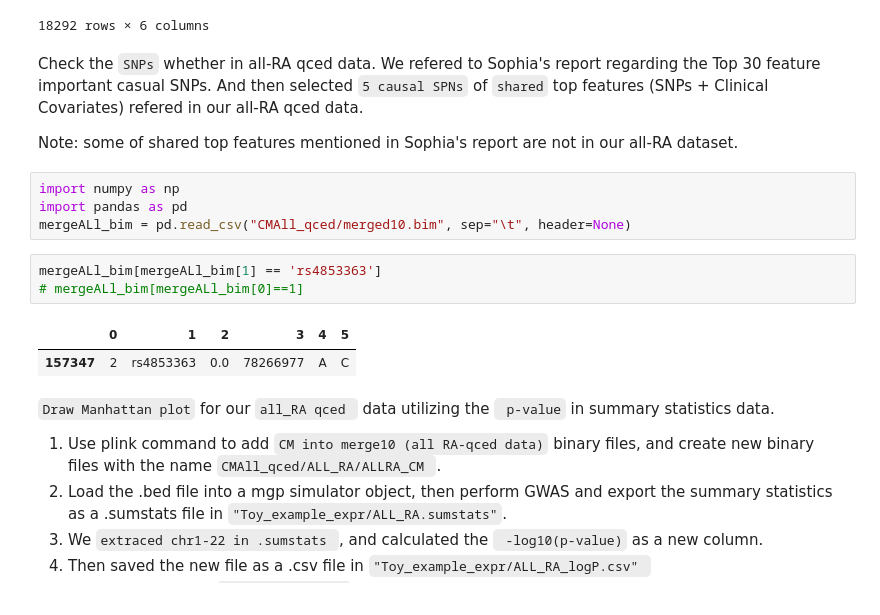
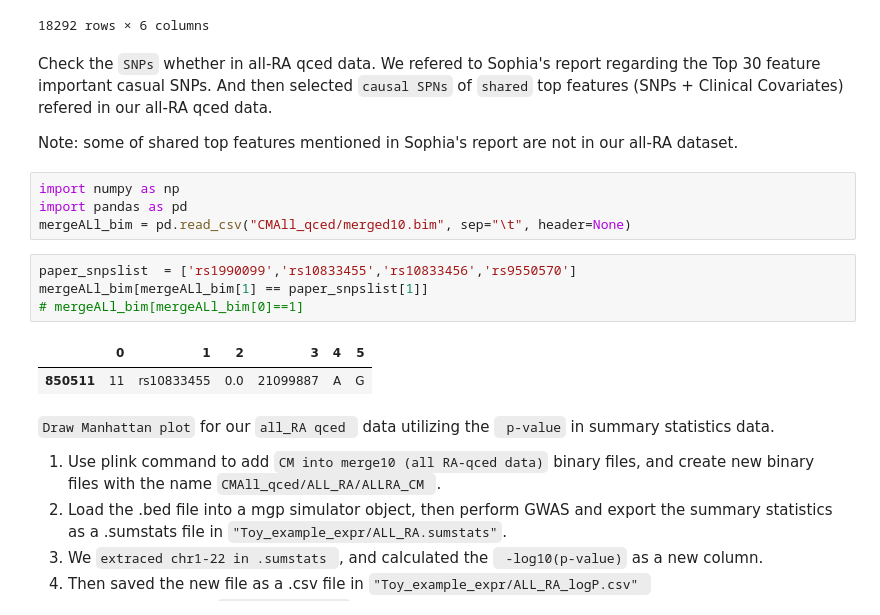
Before and after one commit to Yiqing-Zhu2000/RA_Project, a Jupyter notebook: RA_response_PRS.ipynb, the cells around one changed output. Saved outputs shown, nothing was run; the diff lists cells and outputs as text.

```diff
--- a/RA_response_PRS.ipynb
+++ b/RA_response_PRS.ipynb
@@ -740,7 +742,7 @@ CM22_sorted_bim
 | 18291 | 22 | rs28729663 | 75.116298 | 51219006 | A | G |
 18292 rows × 6 columns
 # %% [markdown]
-Check the <code>SNPs</code> whether in all-RA qced data. We refered to Sophia's report regarding the Top 30 feature important casual SNPs. And then selected <code>5 causal SPNs</code> of <code>shared</code> top features (SNPs + Clinical Covariates) refered in our all-RA qced data.
+Check the <code>SNPs</code> whether in all-RA qced data. We refered to Sophia's report regarding the Top 30 feature important casual SNPs. And then selected <code>causal SPNs</code> of <code>shared</code> top features (SNPs + Clinical Covariates) refered in our all-RA qced data.
 
 Note: some of shared top features mentioned in Sophia's report are not in our all-RA dataset.
 # %%
@@ -748,11 +750,12 @@ import numpy as np
 import pandas as pd
 mergeALl_bim = pd.read_csv("CMAll_qced/merged10.bim", sep="\t", header=None)
 # %%
-mergeALl_bim[mergeALl_bim[1] == 'rs4853363']
+paper_snpslist  = ['rs1990099','rs10833455','rs10833456','rs9550570']
+mergeALl_bim[mergeALl_bim[1] == paper_snpslist[1]]
 # mergeALl_bim[mergeALl_bim[0]==1]
 # %% [output]
 |  | 0 | 1 | 2 | 3 | 4 | 5 |
-| 157347 | 2 | rs4853363 | 0.0 | 78266977 | A | C |
+| 850511 | 11 | rs10833455 | 0.0 | 21099887 | A | G |
 # %% [markdown]
 <code>Draw Manhattan plot</code> for our <code>all_RA qced </code> data utilizing the <code> p-value</code> in summary statistics data.
 
```
Also changed, not shown: parts of 6 cells of this notebook, 2 other files.
